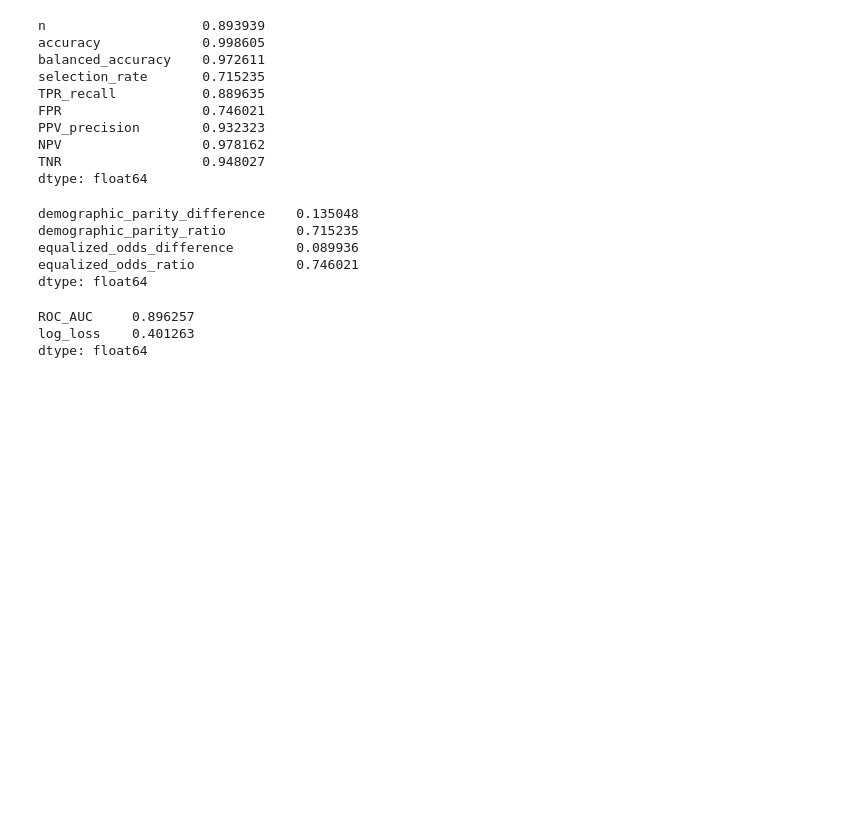
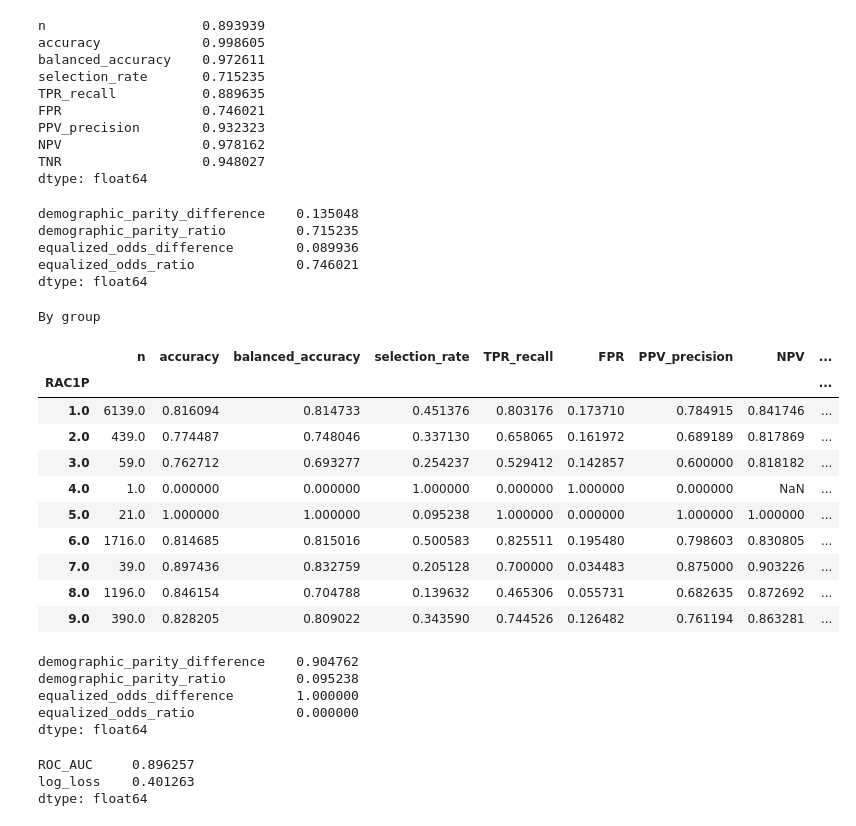
Before and after one commit to bellaVbsVbee/RAI, a Jupyter notebook: Project1/Bella_Week1_Guided_Fairness_Metrics_ACSIncome.ipynb, the cells around one changed output. Saved outputs shown, nothing was run; the diff lists cells and outputs as text; code cells hidden in the pictures; blank space fills up the shorter version.

```diff
--- a/Project1/Bella_Week1_Guided_Fairness_Metrics_ACSIncome.ipynb
+++ b/Project1/Bella_Week1_Guided_Fairness_Metrics_ACSIncome.ipynb
@@ -283,6 +283,39 @@ demographic_parity_ratio         0.715235
 equalized_odds_difference        0.089936
 equalized_odds_ratio             0.746021
 dtype: float64
+# %%
+mf_race = MetricFrame(metrics=metrics, y_true=y_val, y_pred=val_pred, sensitive_features=X_val["RAC1P"])
+
+print("By group")
+display(mf_race.by_group)
+
+
+# raise NotImplementedError("TODO: calculate the fairness summary metrics")
+fairness_summary_race = pd.Series({
+    "demographic_parity_difference": demographic_parity_difference(y_val, val_pred, sensitive_features=X_val["RAC1P"]),
+    "demographic_parity_ratio": demographic_parity_ratio(y_val, val_pred, sensitive_features=X_val["RAC1P"]),
+    "equalized_odds_difference": equalized_odds_difference(y_val, val_pred, sensitive_features=X_val["RAC1P"]),
+    "equalized_odds_ratio": equalized_odds_ratio(y_val, val_pred, sensitive_features=X_val["RAC1P"]),
+})
+display(fairness_summary_race)
+# %% [output]
+By group
+|  | n | accuracy | balanced_accuracy | selection_rate | TPR_recall | FPR | PPV_precision | NPV | ... |
+| RAC1P |  |  |  |  |  |  |  |  | ... |
+| 1.0 | 6139.0 | 0.816094 | 0.814733 | 0.451376 | 0.803176 | 0.173710 | 0.784915 | 0.841746 | ... |
+| 2.0 | 439.0 | 0.774487 | 0.748046 | 0.337130 | 0.658065 | 0.161972 | 0.689189 | 0.817869 | ... |
+| 3.0 | 59.0 | 0.762712 | 0.693277 | 0.254237 | 0.529412 | 0.142857 | 0.600000 | 0.818182 | ... |
+| 4.0 | 1.0 | 0.000000 | 0.000000 | 1.000000 | 0.000000 | 1.000000 | 0.000000 | NaN | ... |
+| 5.0 | 21.0 | 1.000000 | 1.000000 | 0.095238 | 1.000000 | 0.000000 | 1.000000 | 1.000000 | ... |
+| 6.0 | 1716.0 | 0.814685 | 0.815016 | 0.500583 | 0.825511 | 0.195480 | 0.798603 | 0.830805 | ... |
+| 7.0 | 39.0 | 0.897436 | 0.832759 | 0.205128 | 0.700000 | 0.034483 | 0.875000 | 0.903226 | ... |
+| 8.0 | 1196.0 | 0.846154 | 0.704788 | 0.139632 | 0.465306 | 0.055731 | 0.682635 | 0.872692 | ... |
+| 9.0 | 390.0 | 0.828205 | 0.809022 | 0.343590 | 0.744526 | 0.126482 | 0.761194 | 0.863281 | ... |
+demographic_parity_difference    0.904762
+demographic_parity_ratio         0.095238
+equalized_odds_difference        1.000000
+equalized_odds_ratio             0.000000
+dtype: float64
 # %%
 # raise NotImplementedError("TODO: calculate the overall probability metrics")
 overall_probability_metrics = pd.Series({
```
Also changed, not shown: 1 other file.
